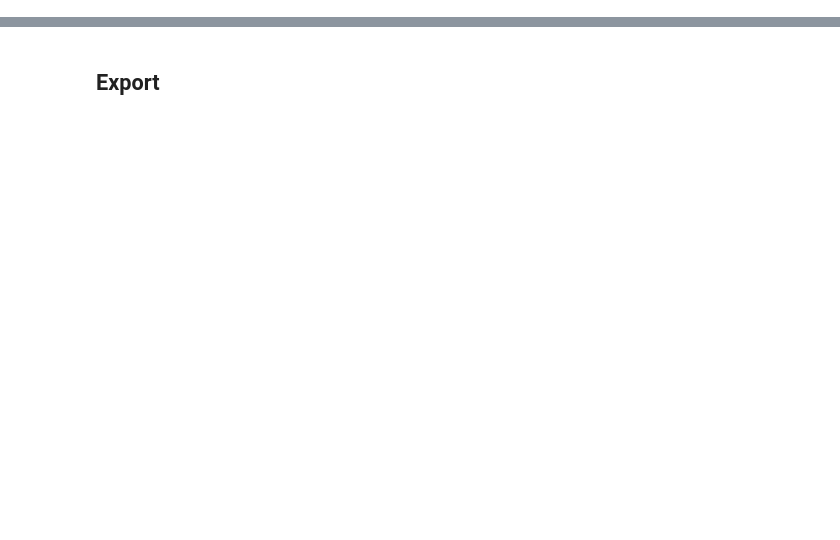
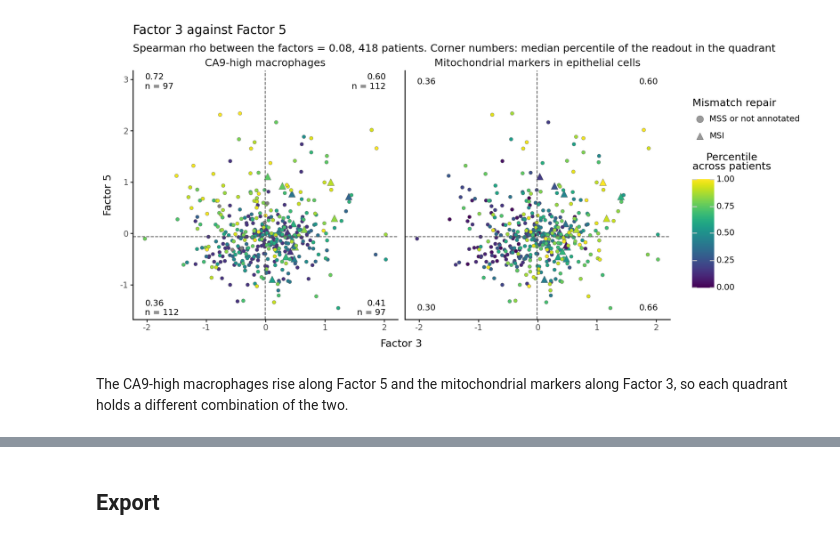
Before and after one commit to HartmannLab/MIBI-Analysis_Hamburg_CRC_TMA_2024, a Jupyter notebook: notebooks/multicellular/TherapeuticContext.ipynb, the cells around one changed output, grey strips where cells are left out. Cells and saved outputs as stored; diff of their text form; code cells hidden in the pictures; blank space fills up the shorter version.

```diff
--- a/notebooks/multicellular/TherapeuticContext.ipynb
+++ b/notebooks/multicellular/TherapeuticContext.ipynb
@@ -831,0 +175,48 @@ None of the combinations is defined by where myeloid cells sit relative to hypox
+# %%
+pair = selected
+above = scores[pair] > scores[pair].quantile(factor_split_quantile)
+quadrant_names = {(True, True): "F3 high, F5 high", (False, True): "F3 low, F5 high",
+                  (True, False): "F3 high, F5 low", (False, False): "F3 low, F5 low"}
+quadrant = pd.Series(pd.Categorical([quadrant_names[(a, b)] for a, b in above.values],
+                                    categories=list(quadrant_names.values())), index=patients)
+
+cutoffs = scores[pair].quantile(factor_split_quantile)
+msi_shapes = {"MSS or not annotated": "o", "MSI": "^"}
+msi_sizes = {"MSS or not annotated": 2, "MSI": 4}
+points = (scores[pair].set_axis(["x", "y"], axis=1).join(percentiles)
+          .assign(MSI=np.where(clinical.MSI == "MSI", "MSI", "MSS or not annotated"))
+          .melt(id_vars=["x", "y", "MSI"], var_name="readout", value_name="percentile").sort_values("percentile"))
+points["MSI"] = pd.Categorical(points.MSI, categories=list(msi_shapes))
+corners = percentiles.groupby(quadrant, observed=True).median().rename_axis("quadrant").reset_index().melt(
+    id_vars="quadrant", var_name="readout", value_name="median")
+n = quadrant.value_counts()
+right = corners.quadrant.str.startswith("F3 high")
+corners["x"] = np.where(right, scores[pair[0]].max(), scores[pair[0]].min())
+corners["y"] = np.where(corners.quadrant.str.contains("F5 high"), scores[pair[1]].max(), scores[pair[1]].min())
+first = corners.readout == readouts.columns[0]
+corners["label"] = [f"{m:.2f}" + (f"\nn = {n[q]}" if f else "") for m, q, f in zip(corners["median"], corners.quadrant, first)]
+for df in (points, corners):
+    df["readout"] = pd.Categorical(df.readout, categories=list(readouts))
+
+gp = (ggplot(points, aes(x="x", y="y"))
+      + geom_point(aes(fill="percentile", shape="MSI", size="MSI"), stroke=0.15, color="#555555")
+      + geom_vline(xintercept=cutoffs[pair[0]], linetype="dashed", color="#555555")
+      + geom_hline(yintercept=cutoffs[pair[1]], linetype="dashed", color="#555555")
+      + scale_shape_manual(values=msi_shapes, name="Mismatch repair")
+      + scale_size_manual(values=msi_sizes, guide=None)
+      + geom_label(aes(label="label"), data=corners[~right], ha="left", size=9, label_size=0)
+      + geom_label(aes(label="label"), data=corners[right], ha="right", size=9, label_size=0)
+      + facet_wrap("~readout", ncol=2)
+      + scale_fill_cmap(cmap_name="viridis", limits=(0, 1), name="Percentile\nacross patients")
+      + guides(shape=guide_legend(override_aes={"fill": "#999999", "size": 4}))
+      + labs(x="Factor 3", y="Factor 5", title="Factor 3 against Factor 5",
+             subtitle=f"Spearman rho between the factors = {spearmanr(scores[pair[0]], scores[pair[1]])[0]:.2f}, "
+                      f"{len(patients)} patients. Corner numbers: median percentile of the readout in the quadrant")
+      + theme_classic()
+      + theme(figure_size=(10.5, 5), strip_background=element_blank(), strip_text=element_text(size=11)))
+gp.save(figure_dir + "factor3_vs_factor5.pdf", verbose=False)
+gp
+# %% [output]
+[figure, added]
+# %% [markdown]
+The CA9-high macrophages rise along Factor 5 and the mitochondrial markers along Factor 3, so each quadrant holds a different combination of the two.
```
Also changed, not shown: parts of 79 cells of this notebook.
